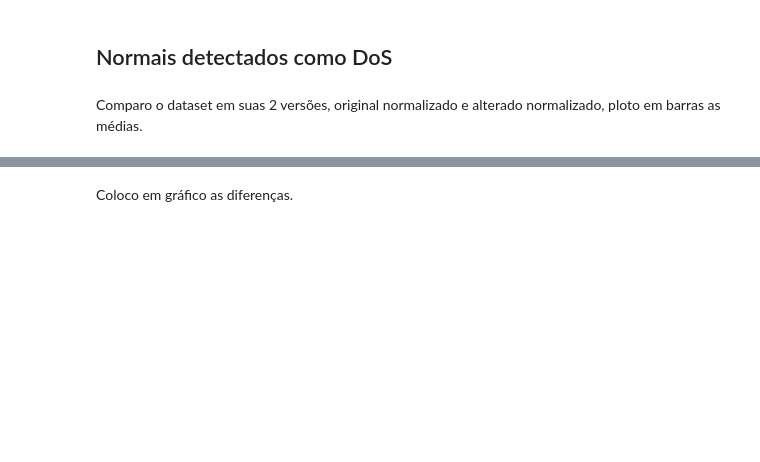
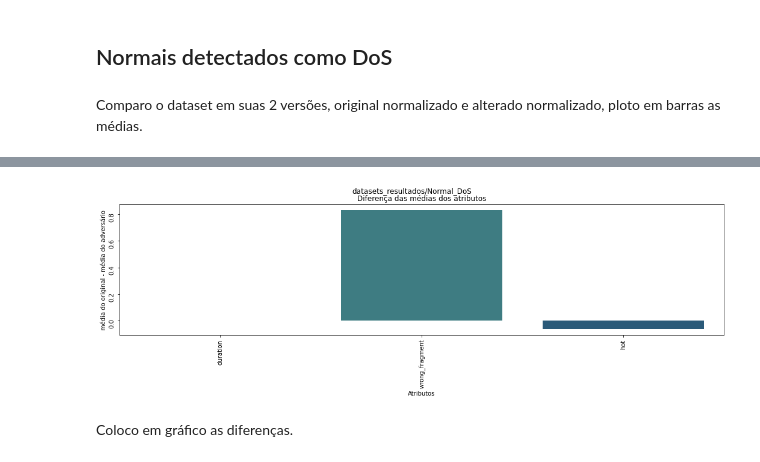
Before and after one commit to pedropaiola/Adversarial-Explainable-IDS, a Jupyter notebook: visualizacoes.ipynb, the cells around one changed output, grey strips where cells are left out. Drawn from its saved outputs; the diff is of its cells as text; code cells hidden in the pictures; blank space fills up the shorter version.

```diff
--- a/visualizacoes.ipynb
+++ b/visualizacoes.ipynb
@@ -100,3 +132,7 @@ comparar_normalizado("datasets_resultados/Normal_DoS")
+# %%
+comparar_atributos_normalizado("datasets_resultados/Normal_DoS")
+# %% [output]
+[figure, added]
 # %% [markdown]
 Coloco em gráfico as diferenças.
 # %%
```
Also changed, not shown: parts of 36 cells of this notebook, 1 other file.
